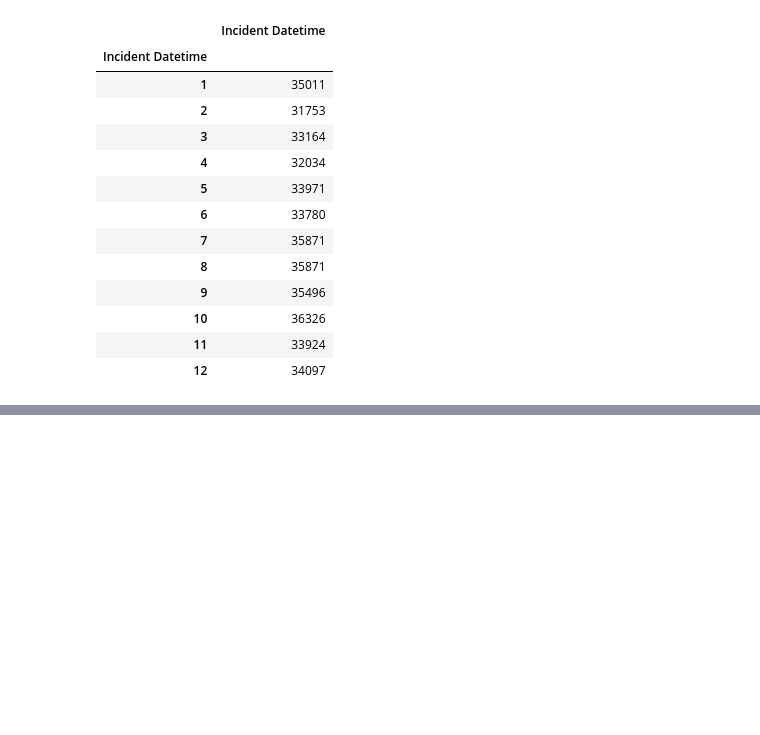
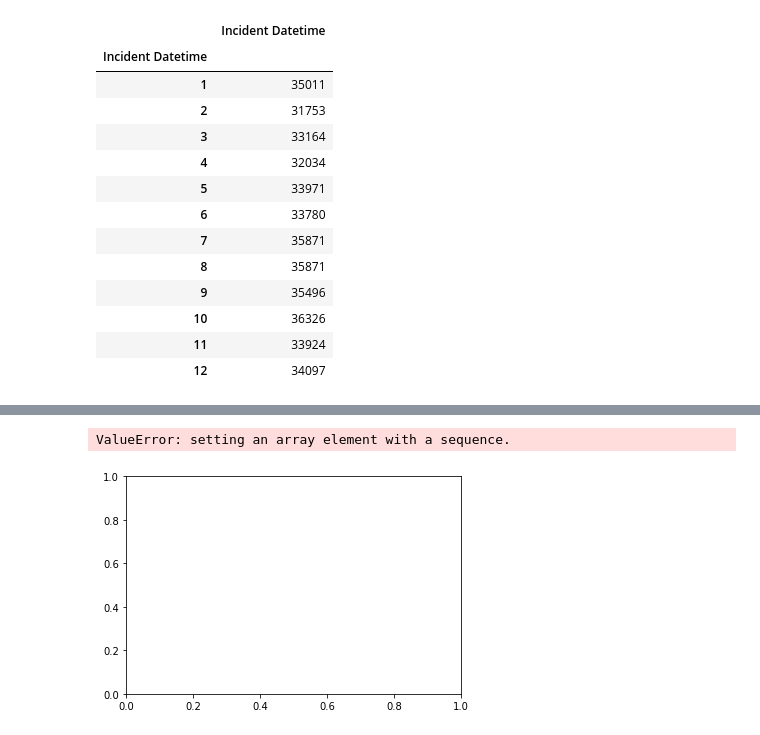
Before and after one commit to ahmed-saleem916/Virtual-Reality-, a Jupyter notebook: regression_prep.ipynb, the cells around one changed output, grey strips where cells are left out. Saved outputs shown, nothing was run; the diff lists cells and outputs as text; code cells hidden in the pictures; blank space fills up the shorter version.

```diff
--- a/regression_prep.ipynb
+++ b/regression_prep.ipynb
@@ -143,0 +149,5 @@ year_month_groupby
+# %%
+plt.plot(year_month_groupby)
+# %% [output]
+ValueError: setting an array element with a sequence.
+[figure, added]
```
Also changed, not shown: parts of 2 cells of this notebook.
